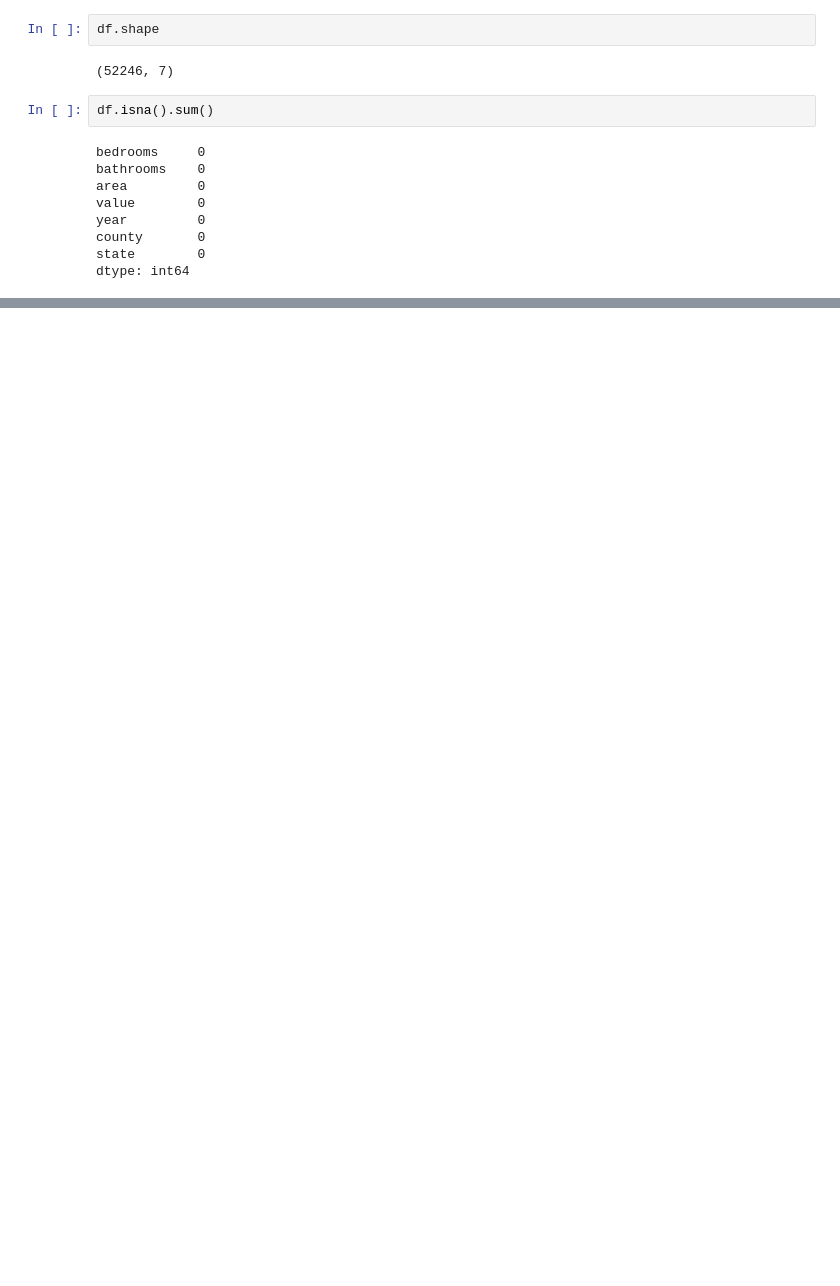
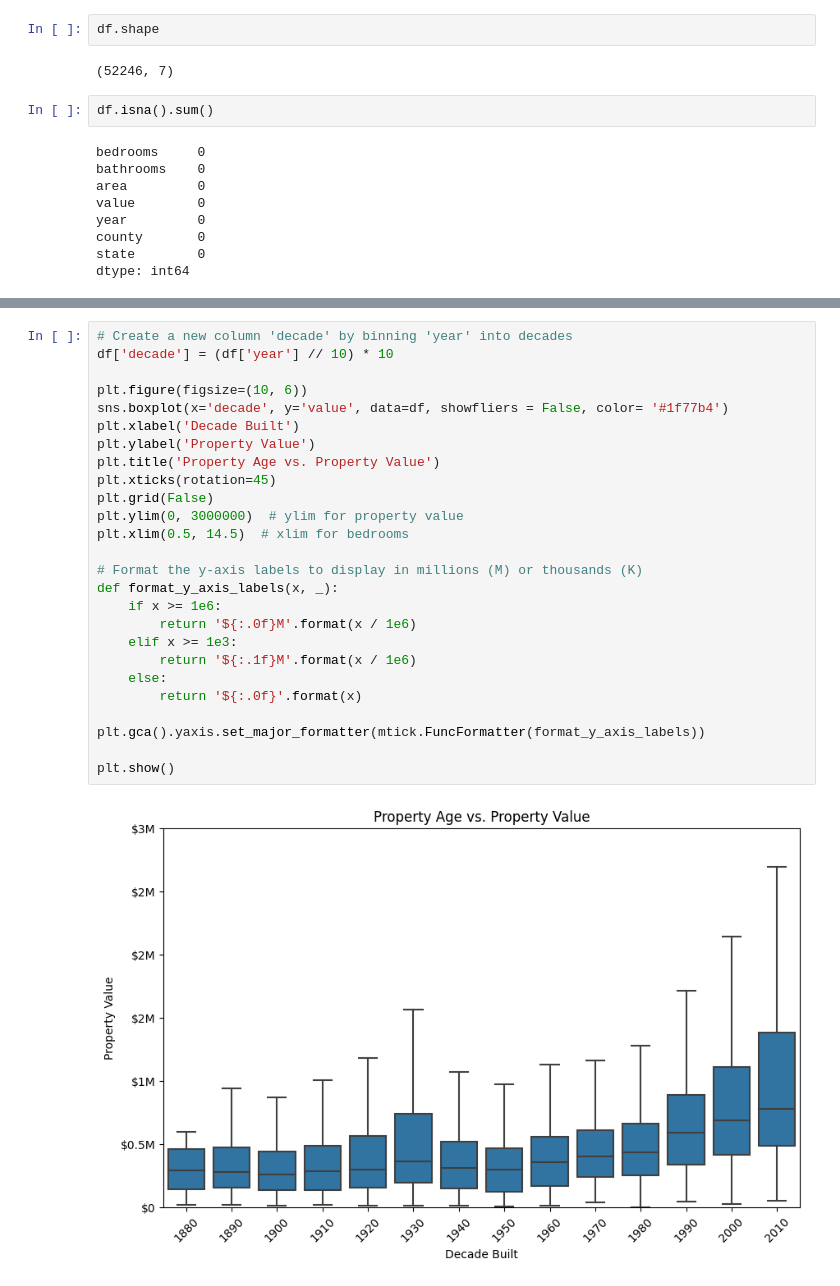
Before and after one commit to Jonathan-Garcia1/zillow_porperty_values, a Jupyter notebook: explore.ipynb, the cells around one changed output, grey strips where cells are left out. Drawn from its saved outputs; the diff is of its cells as text; blank space fills up the shorter version.

```diff
--- a/explore.ipynb
+++ b/explore.ipynb
@@ -101,0 +182,28 @@ plt.show()
+# %%
+# Create a new column 'decade' by binning 'year' into decades
+df['decade'] = (df['year'] // 10) * 10
+
+plt.figure(figsize=(10, 6))
+sns.boxplot(x='decade', y='value', data=df, showfliers = False, color= '#1f77b4')
+plt.xlabel('Decade Built')
+plt.ylabel('Property Value')
+plt.title('Property Age vs. Property Value')
+plt.xticks(rotation=45)
+plt.grid(False)
+plt.ylim(0, 3000000)  # ylim for property value
+plt.xlim(0.5, 14.5)  # xlim for bedrooms
+
+# Format the y-axis labels to display in millions (M) or thousands (K)
+def format_y_axis_labels(x, _):
+    if x >= 1e6:
+        return '${:.0f}M'.format(x / 1e6)
+    elif x >= 1e3:
+        return '${:.1f}M'.format(x / 1e6)
+    else:
+        return '${:.0f}'.format(x)
+
+plt.gca().yaxis.set_major_formatter(mtick.FuncFormatter(format_y_axis_labels))
+
+plt.show()
+# %% [output]
+[figure, added]
```
Also changed, not shown: parts of 45 cells of this notebook, 3 other files.
